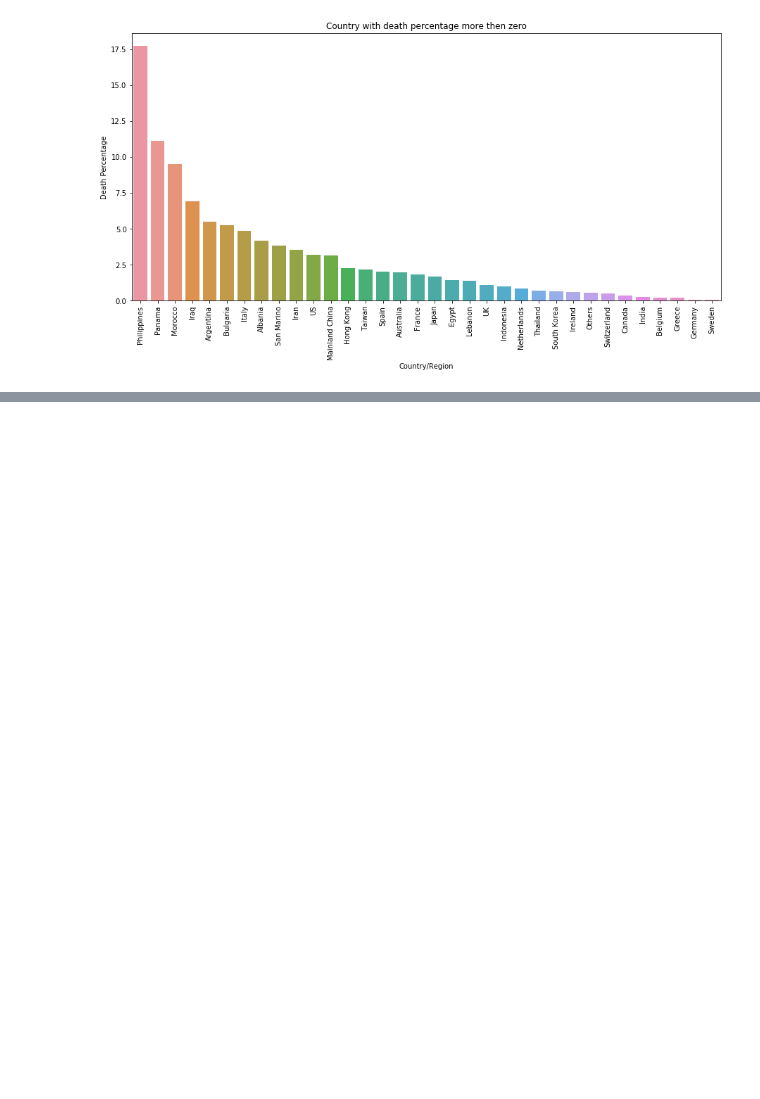
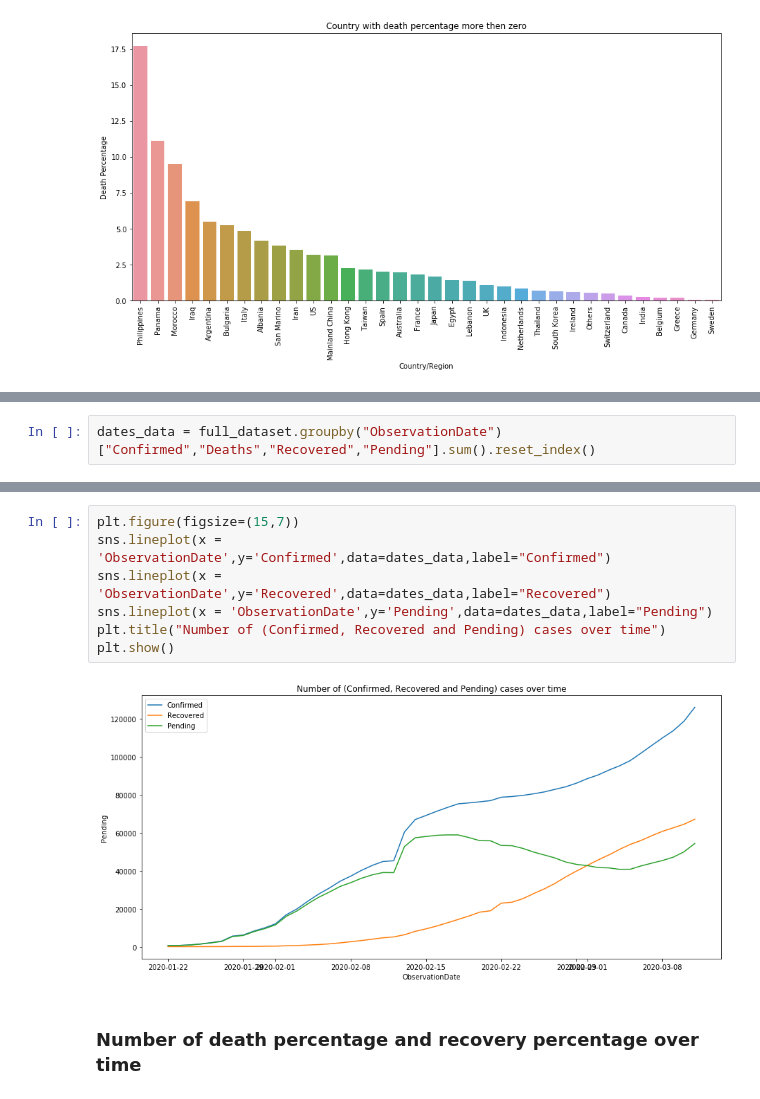
Before and after one commit to Maunish-dave/corona_research, a Jupyter notebook: Corona Virus Research.ipynb, the cells around one changed output, grey strips where cells are left out. Saved outputs shown, nothing was run; the diff lists cells and outputs as text; blank space fills up the shorter version.

```diff
--- a/Corona Virus Research.ipynb
+++ b/Corona Virus Research.ipynb
@@ -150,0 +180,2 @@ plt.show()
+# %%
+dates_data = full_dataset.groupby("ObservationDate")["Confirmed","Deaths","Recovered","Pending"].sum().reset_index()
@@ -150,0 +191,11 @@ plt.show()
+# %%
+plt.figure(figsize=(15,7))
+sns.lineplot(x = 'ObservationDate',y='Confirmed',data=dates_data,label="Confirmed")
+sns.lineplot(x = 'ObservationDate',y='Recovered',data=dates_data,label="Recovered")
+sns.lineplot(x = 'ObservationDate',y='Pending',data=dates_data,label="Pending")
+plt.title("Number of (Confirmed, Recovered and Pending) cases over time")
+plt.show()
+# %% [output]
+[figure, added]
+# %% [markdown]
+### Number of death percentage and recovery percentage over time
```
Also changed, not shown: parts of 9 cells of this notebook.
